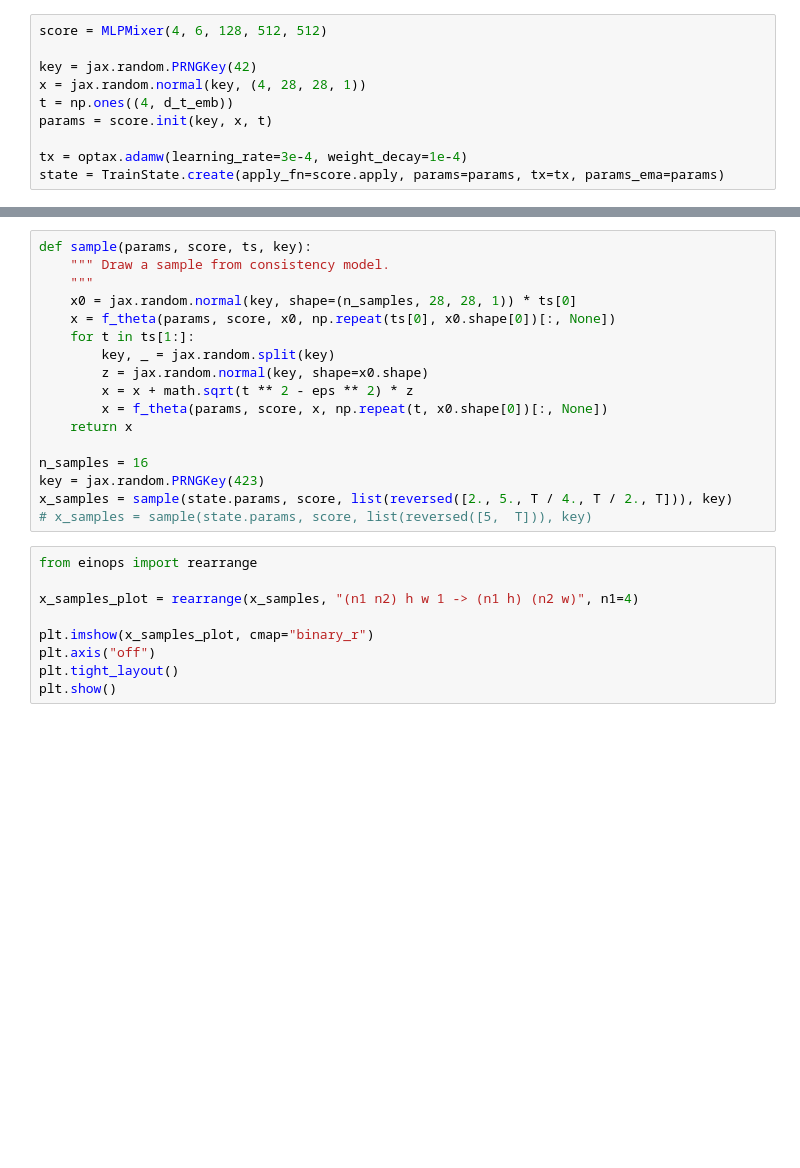
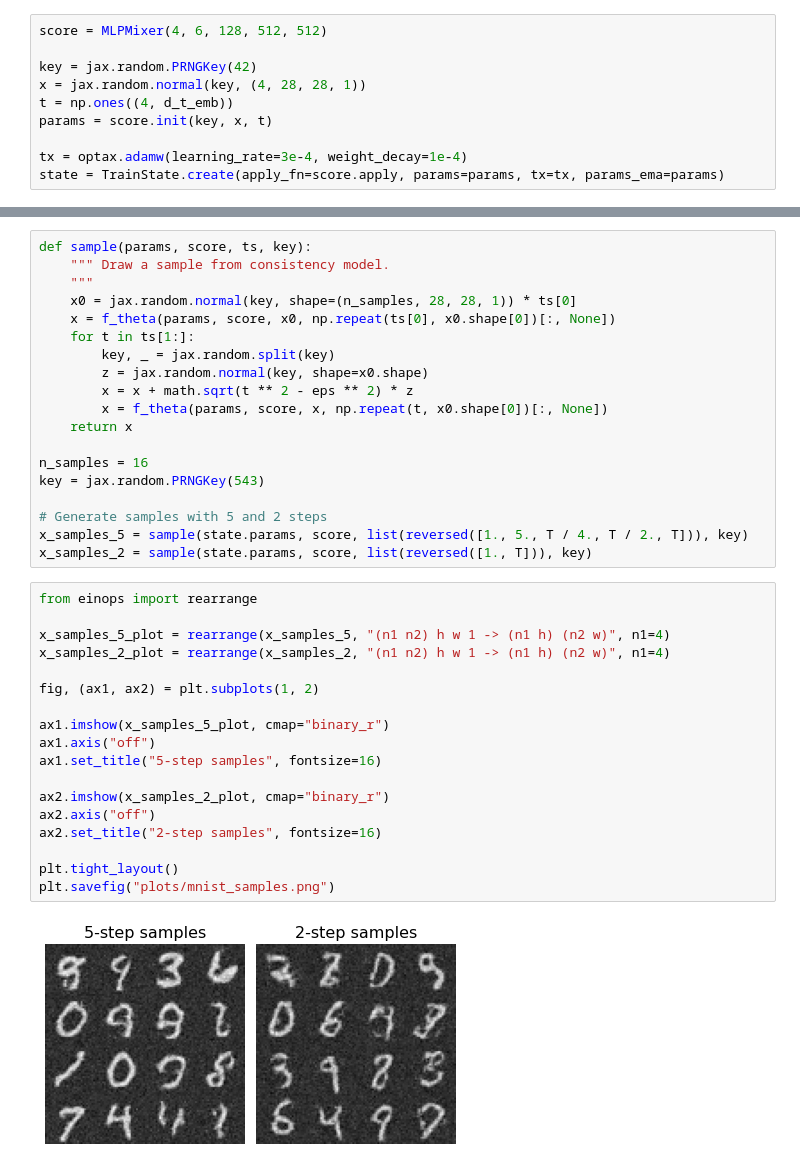
Before and after one commit to smsharma/consistency-models, a Jupyter notebook: notebooks/consistency-mnist.ipynb, the cells around one changed output, grey strips where cells are left out. Cells and saved outputs as stored; diff of their text form; blank space fills up the shorter version.

Commit message:
Added sample image

```diff
--- a/notebooks/consistency-mnist.ipynb
+++ b/notebooks/consistency-mnist.ipynb
@@ -138,15 +138,28 @@ def sample(params, score, ts, key):
     return x
 
 n_samples = 16
-key = jax.random.PRNGKey(423)
-x_samples = sample(state.params, score, list(reversed([2., 5., T / 4., T / 2., T])), key)
-# x_samples = sample(state.params, score, list(reversed([5,  T])), key)
+key = jax.random.PRNGKey(543)
+
+# Generate samples with 5 and 2 steps
+x_samples_5 = sample(state.params, score, list(reversed([1., 5., T / 4., T / 2., T])), key)
+x_samples_2 = sample(state.params, score, list(reversed([1., T])), key)
 # %%
 from einops import rearrange
 
-x_samples_plot = rearrange(x_samples, "(n1 n2) h w 1 -> (n1 h) (n2 w)", n1=4)
+x_samples_5_plot = rearrange(x_samples_5, "(n1 n2) h w 1 -> (n1 h) (n2 w)", n1=4)
+x_samples_2_plot = rearrange(x_samples_2, "(n1 n2) h w 1 -> (n1 h) (n2 w)", n1=4)
 
-plt.imshow(x_samples_plot, cmap="binary_r")
-plt.axis("off")
+fig, (ax1, ax2) = plt.subplots(1, 2)
+
+ax1.imshow(x_samples_5_plot, cmap="binary_r")
+ax1.axis("off")
+ax1.set_title("5-step samples", fontsize=16)
+
+ax2.imshow(x_samples_2_plot, cmap="binary_r")
+ax2.axis("off")
+ax2.set_title("2-step samples", fontsize=16)
+
 plt.tight_layout()
-plt.show()
+plt.savefig("plots/mnist_samples.png")
+# %% [output]
+[figure, added]
```
Also changed, not shown: parts of 1 cell of this notebook, 3 other files.
